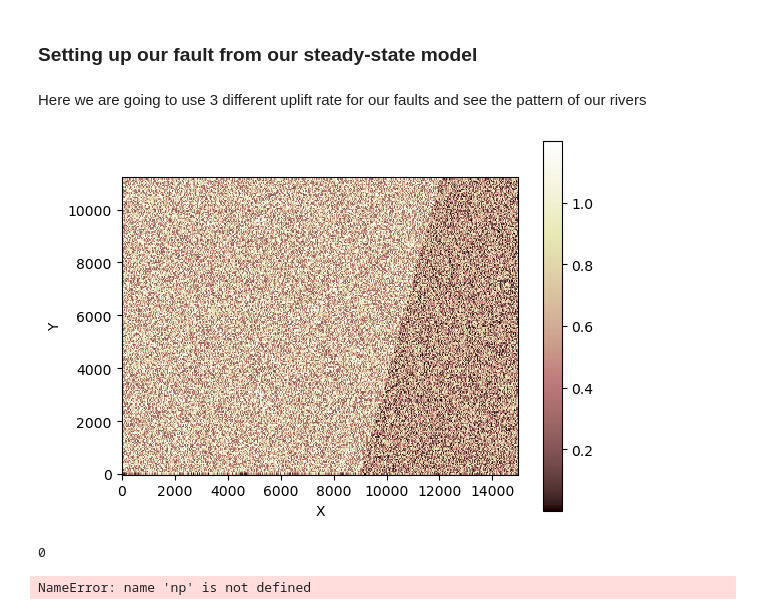
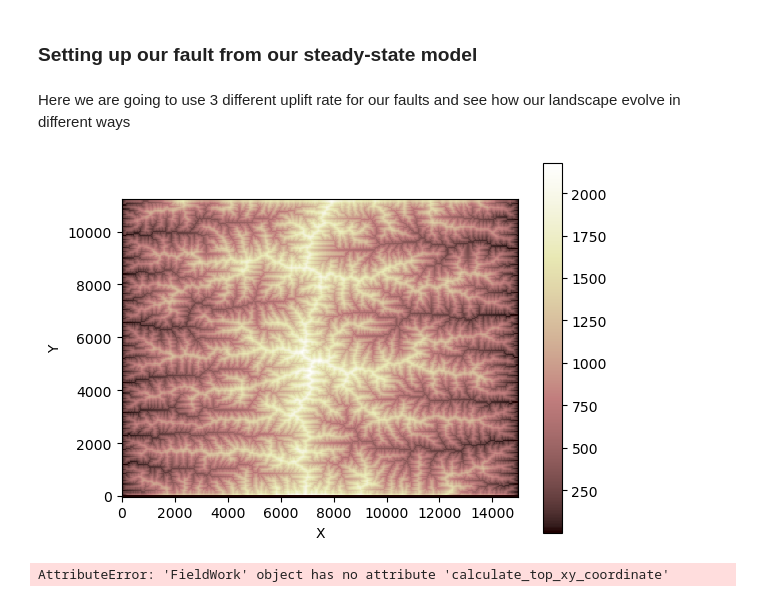
Before and after one commit to thepedroland/tect_land_project, a Jupyter notebook: Teton_Syntetic_model_class.ipynb, the cells around one changed output. Drawn from its saved outputs; the diff is of its cells as text; code cells hidden in the pictures.

Commit message:
added strike function

```diff
--- a/Teton_Syntetic_model_class.ipynb
+++ b/Teton_Syntetic_model_class.ipynb
@@ -95,27 +93,58 @@ np.savetxt("model_teton_steady_state",basin_mg.at_node['topographic__elevation']
 # %% [markdown]
 ### Setting up our fault from our steady-state model
 # %% [markdown]
-Here we are going to use 3 different uplift rate for our faults and see the pattern of our rivers
+Here we are going to use 3 different uplift rate for our faults and see how our landscape evolve in different ways
 # %%
 ##load the model
 basin_fault_mg = RasterModelGrid((rows,cols),xy_spacing=(dx,dy))
-basin_fault_mg.at_node['topographic__elevation'] = np.loadtxt("/Users/poliveira/Projects_PhD/tect_land_project/model_teton_steady_state")
+basin_fault_mg.at_node['topographic__elevation'] = np.loadtxt("model_teton_steady_state")
 
 z_f = basin_fault_mg.at_node['topographic__elevation']
 
 basin_fault_mg.set_closed_boundaries_at_grid_edges(True,False,True,False)
 
-#imshow_grid(basin_fault_mg, 'topographic__elevation')
+imshow_grid(basin_fault_mg, 'topographic__elevation')
+# %% [output]
+[figure, added]
-# %%
-## Setting parameters for normal fault event
-uplift_rates = np.array([0.2,0.4,0.6])/1000 #set fault uplift rate (in mm/yr)
-dip_angle = 45 # this come from the measurements we took on the field trip
-bottom_xy_coord = (9000,0)
-top_xy_coord = (12000,11000)
-
-for i in range (3):
-    running_normal_fault(basin_fault_mg,uplift_rates,dip_angle,bottom_xy_coord,top_xy_coord,n_steps,dt,i,fa,ld,sp)
-# %% [output]
-[figure, removed]
-0
-NameError: name 'np' is not defined
+# %%
+## Setting parameters for normal fault event
+uplift_rates = np.array([0.2,0.4,0.6])/1000 #set fault uplift rate (in mm/yr)
+dip_angle = dip_mean # this come from the measurements we took on the field trip
+bottom_xy_coord = (8000,0)  #determine based on the location of field outcrops
+top_xy_coord = fw.calculate_top_xy_coordinate(basin_mg,bottom_xy_coord[0],bottom_xy_coord[1]) #this will be calculated based on the strike measurements
+
+for i in range (3):
+
+    folder_name = f'model_fault_scenario_{i}'
+    os.makedirs(folder_name, exist_ok=True)
+    up = uplift_rates[i]
+
+    params_fault = {
+                "faulted_surface": "topographic__elevation",
+                "fault_dip_angle": dip_angle,
+                "fault_throw_rate_through_time": {
+                    "time": [100000],
+                    "rate": [up],
+                },
+                "fault_trace": {"y1": bottom_xy_coord[1], "x1": bottom_xy_coord[0], "y2": top_xy_coord[1], "x2": top_xy_coord[0]},
+                "include_boundaries": True,
+            }
+
+    nf= NormalFault(basin_fault_mg,**params_fault)
+
+    for i in range(n_steps):
+
+        fa.run_one_step()
+        sp.run_one_step(dt=dt)
+        ld.run_one_step(dt)
+        nf.run_one_step(dt)
+
+        if i%1000 == 0:
+            imshow_grid(basin_fault_mg, 'topographic__elevation')
+            plt.show()
+            print(i)
+
+            filename = os.path.join(folder_name, f"model_teton_fault_in_year_{i*dt}.txt")
+            np.savetxt(filename,basin_fault_mg.at_node['topographic__elevation'])
+# %% [output]
+AttributeError: 'FieldWork' object has no attribute 'calculate_top_xy_coordinate'
```
Also changed, not shown: parts of 4 cells of this notebook, 3 other files.
